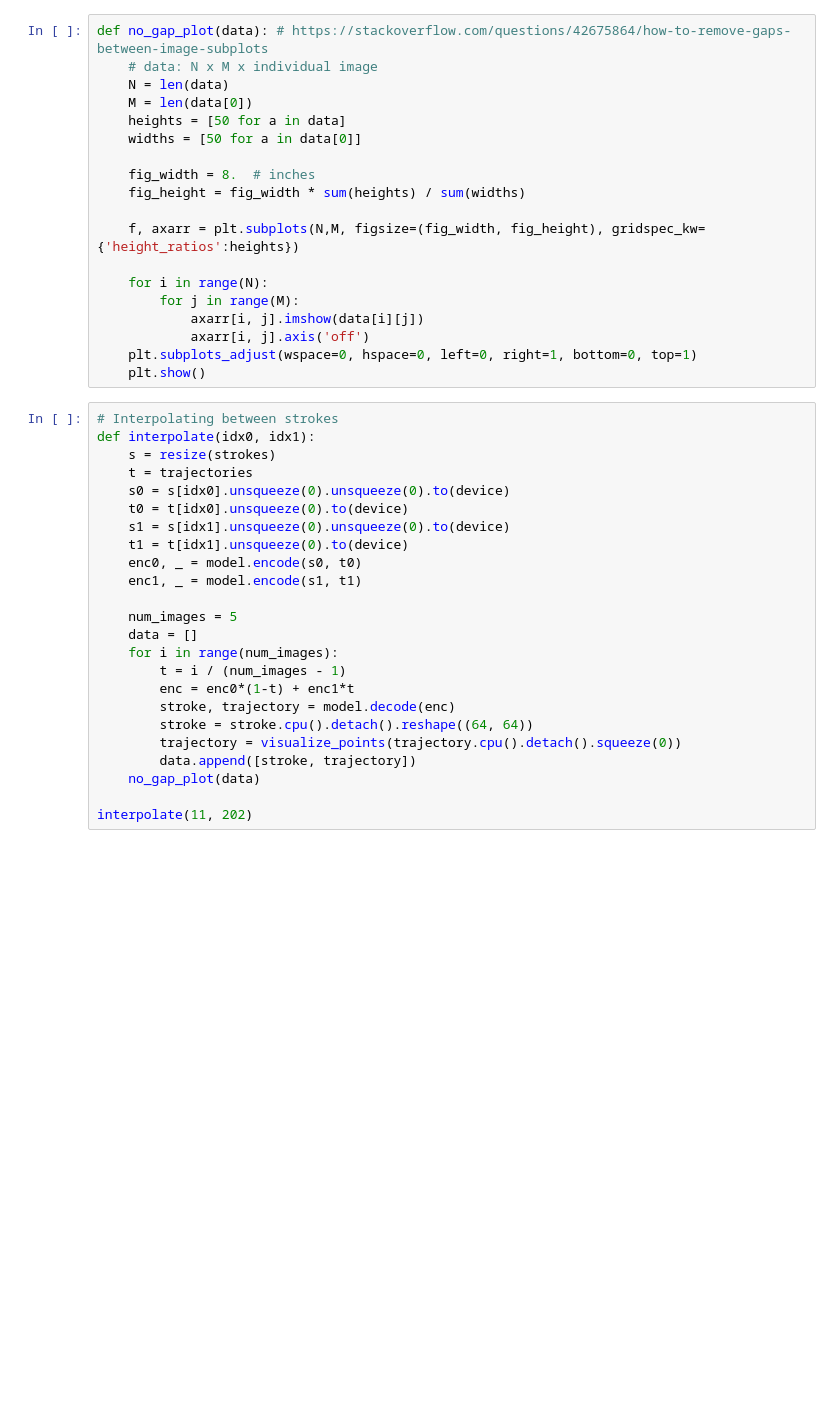
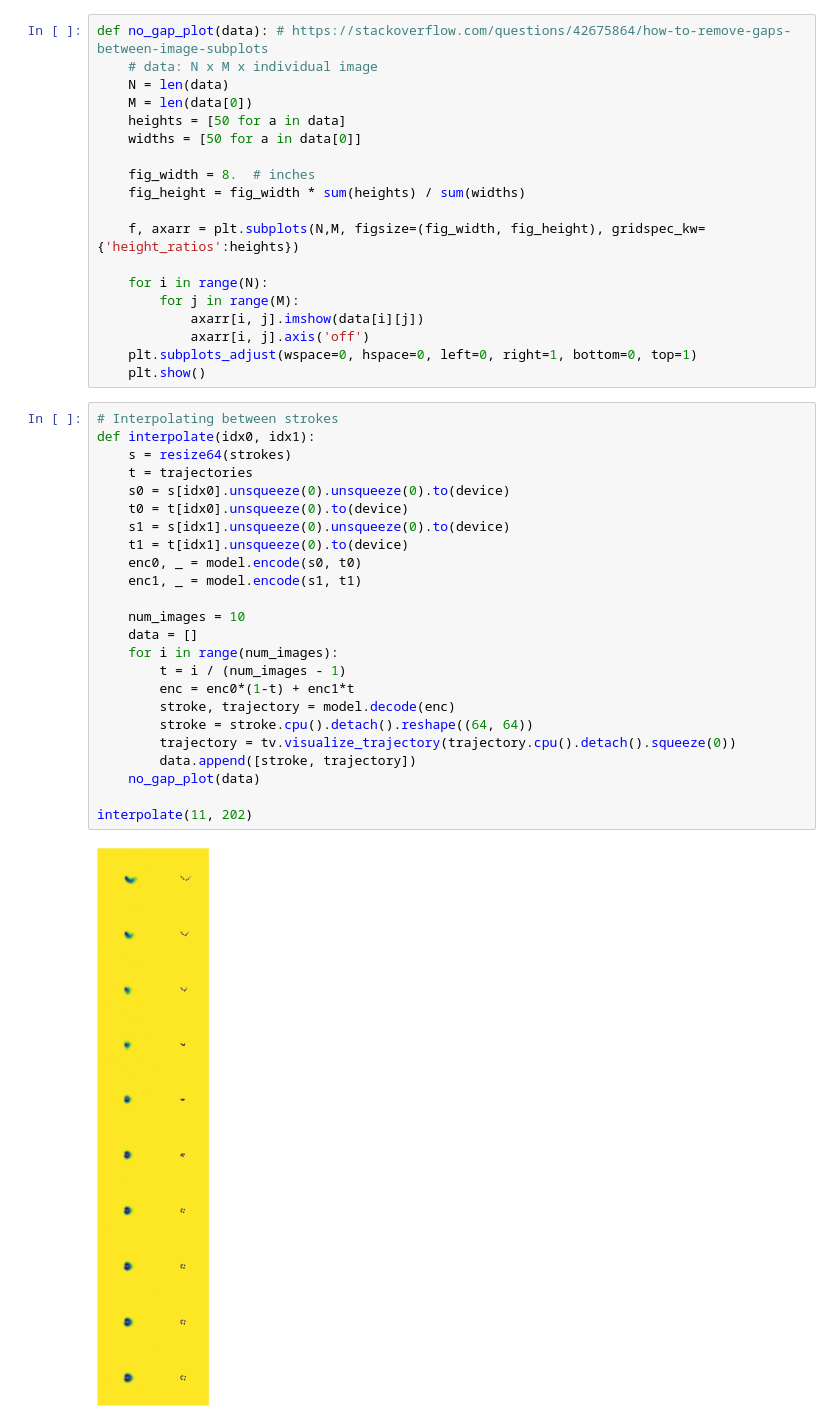
Before and after one commit to ldcWV/DiverseStrokes, a Jupyter notebook: bvae_sim.ipynb, the cells around one changed output. Drawn from its saved outputs; the diff is of its cells as text; blank space fills up the shorter version.

```diff
--- a/bvae_sim.ipynb
+++ b/bvae_sim.ipynb
@@ -193,27 +262,29 @@ def no_gap_plot(data): # https://stackoverflow.com/questions/42675864/how-to-rem
 # %%
 # Interpolating between strokes
 def interpolate(idx0, idx1):
-    s = resize(strokes)
+    s = resize64(strokes)
     t = trajectories
     s0 = s[idx0].unsqueeze(0).unsqueeze(0).to(device)
     t0 = t[idx0].unsqueeze(0).to(device)
     s1 = s[idx1].unsqueeze(0).unsqueeze(0).to(device)
     t1 = t[idx1].unsqueeze(0).to(device)
     enc0, _ = model.encode(s0, t0)
     enc1, _ = model.encode(s1, t1)
 
-    num_images = 5
+    num_images = 10
     data = []
     for i in range(num_images):
         t = i / (num_images - 1)
         enc = enc0*(1-t) + enc1*t
         stroke, trajectory = model.decode(enc)
         stroke = stroke.cpu().detach().reshape((64, 64))
-        trajectory = visualize_points(trajectory.cpu().detach().squeeze(0))
+        trajectory = tv.visualize_trajectory(trajectory.cpu().detach().squeeze(0))
         data.append([stroke, trajectory])
     no_gap_plot(data)
 
 interpolate(11, 202)
+# %% [output]
+[figure, added]
 # %%
 # Varying different latent variables at a time
 def vary_one_at_a_time(idx):
```
Also changed, not shown: parts of 7 cells of this notebook, 2 other files.
